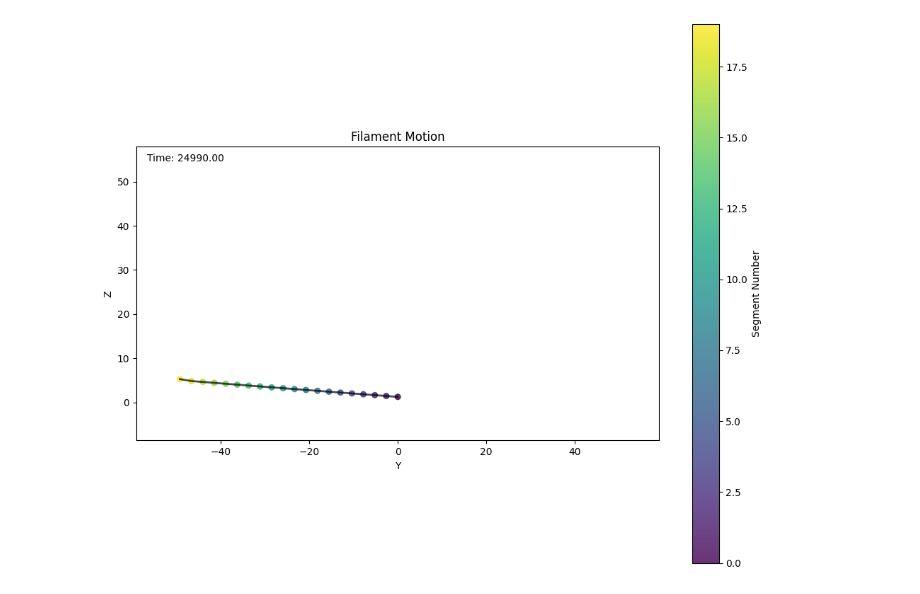
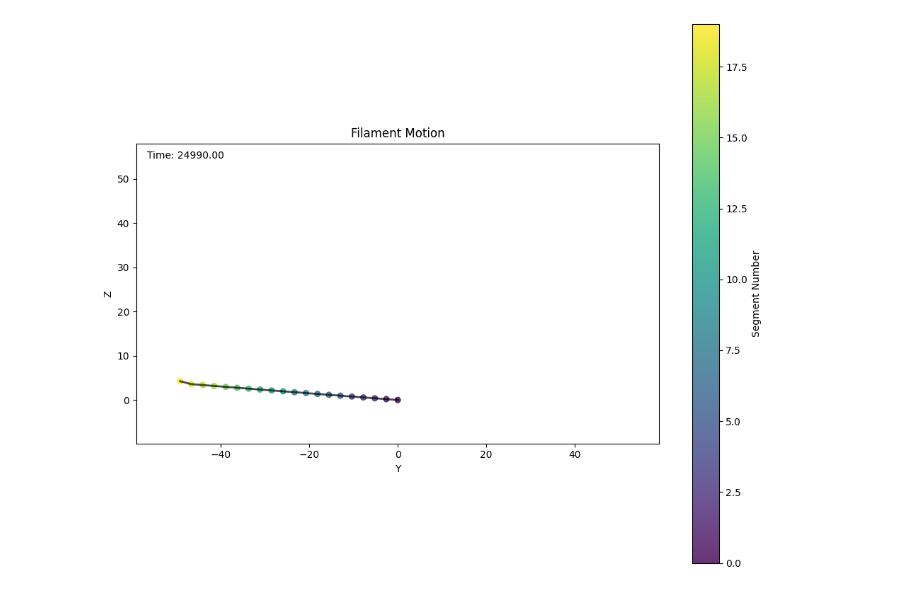
Before and after one commit to Biofluid-Dynamics-Group/cuda-filaments, a Jupyter notebook: analysis/view_beat.ipynb, the cells around one changed output. Saved outputs shown, nothing was run; the diff lists cells and outputs as text; code cells hidden in the pictures.

```diff
--- a/analysis/view_beat.ipynb
+++ b/analysis/view_beat.ipynb
@@ -3,7 +3,7 @@ import numpy as np
 import matplotlib.pyplot as plt
 from matplotlib.animation import FuncAnimation
 
-file_path = '../data/travelling_wave_wgf/20250703/ciliate_1fil_9000blob_8.00R_0.0001torsion_0.0000tilt_0.3000f_eff_1.4960theta0_0.0000freqshift_seg_states.dat'
+file_path = '../data/travelling_wave_riemann_wgf/20250709/ciliate_1fil_9000blob_8.00R_0.0010torsion_0.0000tilt_0.3000f_eff_1.4960theta0_0.0000freqshift_seg_states.dat'
 
 data = np.loadtxt(file_path)
 num_steps = data.shape[0]
@@ -50,31 +50,31 @@ def update(frame):
   positions = seg_states[frame]
 
   # Update line connecting segments
   line.set_data(positions[:, 1], positions[:, 2])
 
   # Update scatter points
   scatter.set_offsets(positions[:, 1:3])
   scatter.set_array(segment_numbers)
 
   # Update time display
   time_text.set_text(f'Time: {time[frame]:.2f}')
 
   return line, scatter, time_text
 
 # Create animation (use stride to control speed)
 stride = 15  # Adjust this to make animation faster/slower
 frames = range(0, num_steps, stride)
 ani = FuncAnimation(fig, update, frames=frames, init_func=init,
           blit=True, interval=30, repeat=True)
 
 # Save animation as GIF
 ani.save('filament_motion.gif', writer='pillow', fps=30)
 
 # Add a colorbar
 cbar = fig.colorbar(scatter, ax=ax)
 cbar.set_label('Segment Number')
 
 plt.tight_layout()
 plt.show()
 # %% [output]
-[figure, old version]
+[figure, new version]
```
Also changed, not shown: 4 other files.
